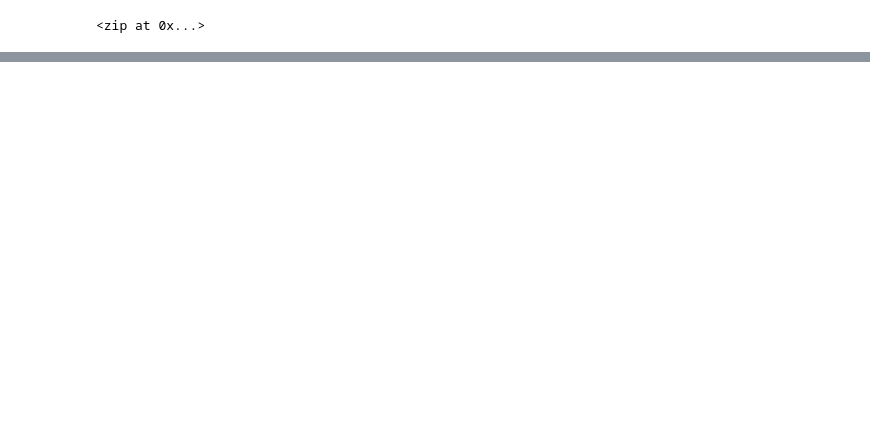
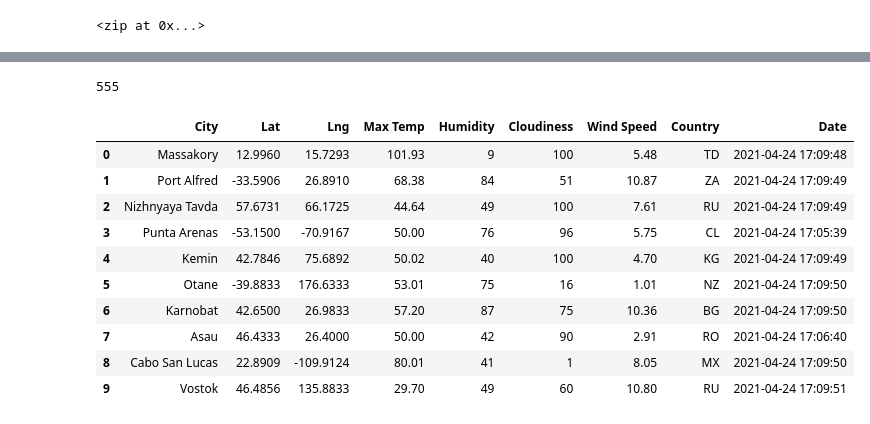
Before and after one commit to arelysrsd87/World_Weather_Analysis, a Jupyter notebook: WeatherPy.ipynb, the cells around one changed output, grey strips where cells are left out. Saved outputs shown, nothing was run; the diff lists cells and outputs as text; code cells hidden in the pictures; blank space fills up the shorter version.

Commit message:
up to cities_data.csv

```diff
--- a/WeatherPy.ipynb
+++ b/WeatherPy.ipynb
@@ -5,0 +9,4 @@ import numpy as np
+# %%
+# Starting URL for Weather Map API Call.
+url = "http://api.openweathermap.org/data/2.5/weather?units=Imperial&APPID=" + weather_api_key
+print(url)
@@ -33,0 +121,20 @@ len(cities)
+# %%
+len(city_data)
+# %% [output]
+555
+# %%
+# Convert the array of dictionaries to a Pandas DataFrame.
+city_data_df = pd.DataFrame(city_data)
+city_data_df.head(10)
+# %% [output]
+|  | City | Lat | Lng | Max Temp | Humidity | Cloudiness | Wind Speed | Country | Date |
+| 0 | Massakory | 12.9960 | 15.7293 | 101.93 | 9 | 100 | 5.48 | TD | 2021-04-24 17:09:48 |
+| 1 | Port Alfred | -33.5906 | 26.8910 | 68.38 | 84 | 51 | 10.87 | ZA | 2021-04-24 17:09:49 |
+| 2 | Nizhnyaya Tavda | 57.6731 | 66.1725 | 44.64 | 49 | 100 | 7.61 | RU | 2021-04-24 17:09:49 |
+| 3 | Punta Arenas | -53.1500 | -70.9167 | 50.00 | 76 | 96 | 5.75 | CL | 2021-04-24 17:05:39 |
+| 4 | Kemin | 42.7846 | 75.6892 | 50.02 | 40 | 100 | 4.70 | KG | 2021-04-24 17:09:49 |
+| 5 | Otane | -39.8833 | 176.6333 | 53.01 | 75 | 16 | 1.01 | NZ | 2021-04-24 17:09:50 |
+| 6 | Karnobat | 42.6500 | 26.9833 | 57.20 | 87 | 75 | 10.36 | BG | 2021-04-24 17:09:50 |
+| 7 | Asau | 46.4333 | 26.4000 | 50.00 | 42 | 90 | 2.91 | RO | 2021-04-24 17:06:40 |
+| 8 | Cabo San Lucas | 22.8909 | -109.9124 | 80.01 | 41 | 1 | 8.05 | MX | 2021-04-24 17:09:50 |
+| 9 | Vostok | 46.4856 | 135.8833 | 29.70 | 49 | 60 | 10.80 | RU | 2021-04-24 17:09:51 |
```
Also changed, not shown: parts of 6 cells of this notebook, 3 other files.
